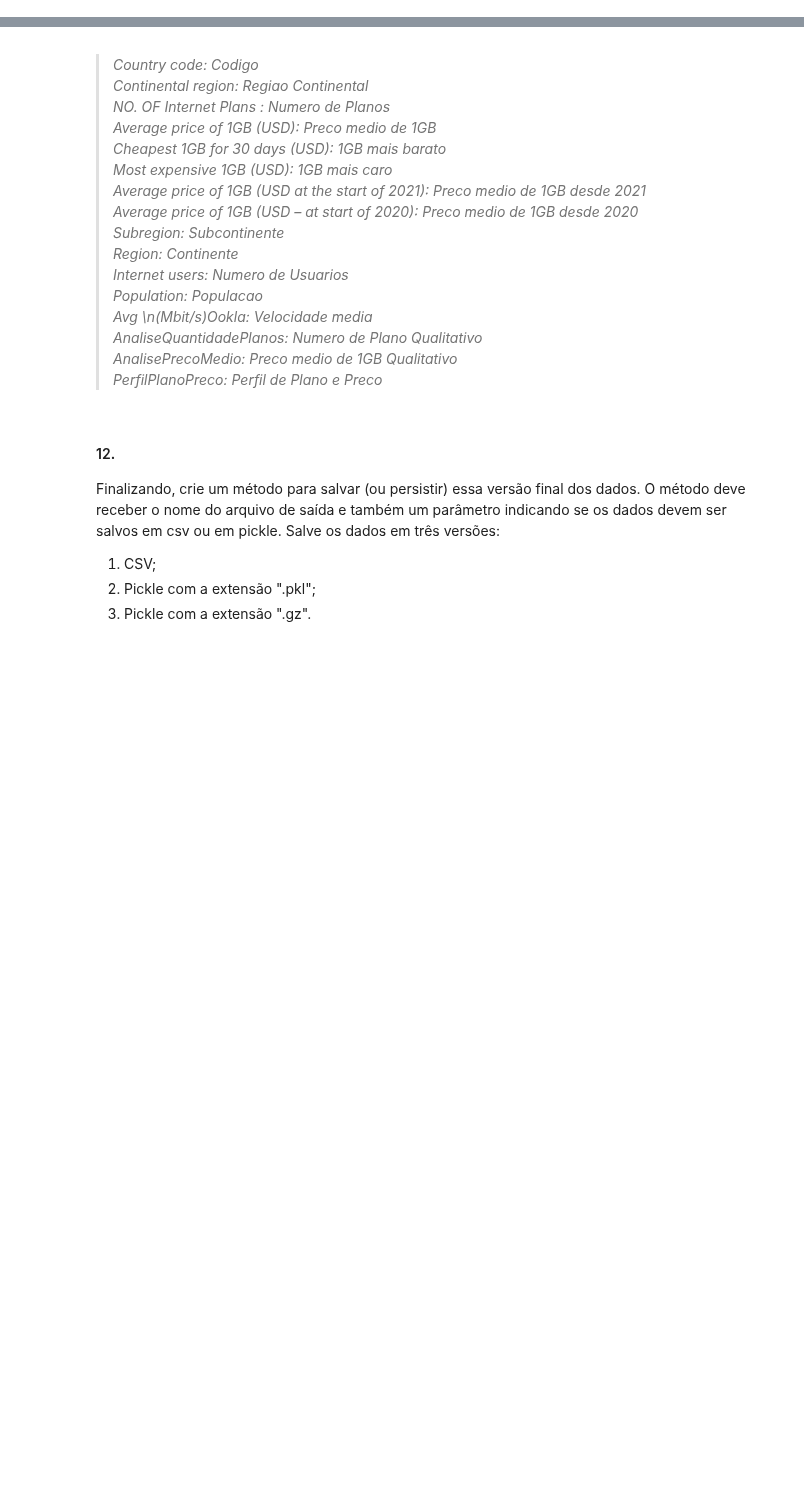
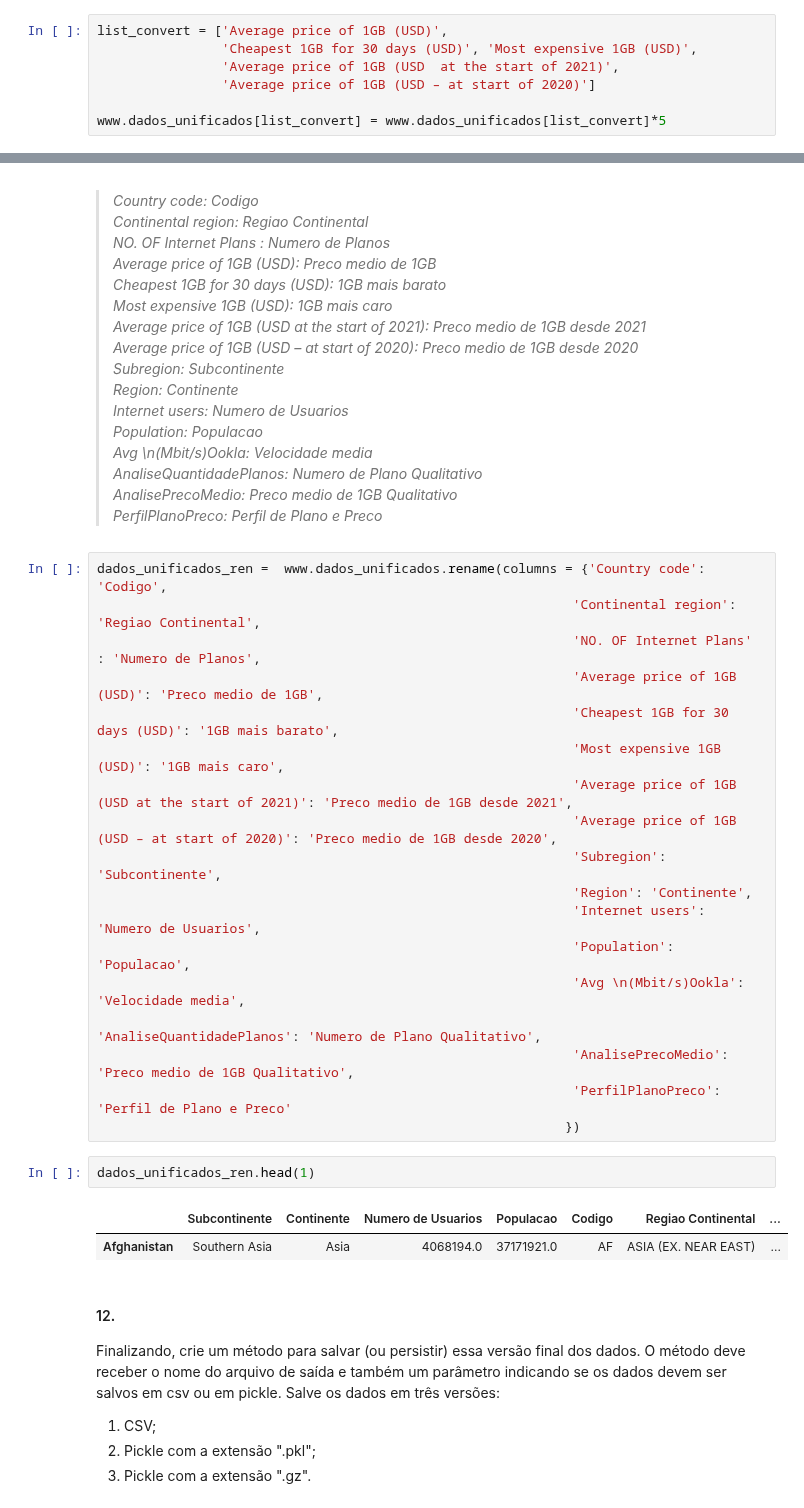
Before and after one commit to lelascarnevali/Bootcamp-EngDados-IGTI, a Jupyter notebook: Python/Desafio 2/Desafio_2.ipynb, the cells around one changed output, grey strips where cells are left out. Drawn from its saved outputs; the diff is of its cells as text; blank space fills up the shorter version.

```diff
--- a/Python/Desafio 2/Desafio_2.ipynb
+++ b/Python/Desafio 2/Desafio_2.ipynb
@@ -513,3 +513,10 @@ dtype: int64
 #### 10.
 
 Os valores monetários até o momento estão em dólares americanos. Considerando a conversão de 1 dólar para 5 reais, crie um método que altere os valores das colunas que possuem valores financeiros para que elas fiquem com valores em reais. Lembre-se de chamá-lo no método de tratamento de dados.
+# %%
+list_convert = ['Average price of 1GB (USD)',
+                'Cheapest 1GB for 30 days (USD)', 'Most expensive 1GB (USD)',
+                'Average price of 1GB (USD  at the start of 2021)',
+                'Average price of 1GB (USD – at start of 2020)']
+
+www.dados_unificados[list_convert] = www.dados_unificados[list_convert]*5
@@ -534,6 +550,29 @@ Avg \n(Mbit/s)Ookla: Velocidade media
 AnaliseQuantidadePlanos: Numero de Plano Qualitativo
 AnalisePrecoMedio: Preco medio de 1GB Qualitativo
 PerfilPlanoPreco: Perfil de Plano e Preco_
+# %%
+dados_unificados_ren =  www.dados_unificados.rename(columns = {'Country code': 'Codigo',
+                                                             'Continental region': 'Regiao Continental',
+                                                             'NO. OF Internet Plans' : 'Numero de Planos',
+                                                             'Average price of 1GB (USD)': 'Preco medio de 1GB',
+                                                             'Cheapest 1GB for 30 days (USD)': '1GB mais barato',
+                                                             'Most expensive 1GB (USD)': '1GB mais caro',
+                                                             'Average price of 1GB (USD at the start of 2021)': 'Preco medio de 1GB desde 2021',
+                                                             'Average price of 1GB (USD – at start of 2020)': 'Preco medio de 1GB desde 2020',
+                                                             'Subregion': 'Subcontinente',
+                                                             'Region': 'Continente',
+                                                             'Internet users': 'Numero de Usuarios',
+                                                             'Population': 'Populacao',
+                                                             'Avg \n(Mbit/s)Ookla': 'Velocidade media',
+                                                             'AnaliseQuantidadePlanos': 'Numero de Plano Qualitativo',
+                                                             'AnalisePrecoMedio': 'Preco medio de 1GB Qualitativo',
+                                                             'PerfilPlanoPreco': 'Perfil de Plano e Preco'
+                                                            })
+# %%
+dados_unificados_ren.head(1)
+# %% [output]
+|  | Subcontinente | Continente | Numero de Usuarios | Populacao | Codigo | Regiao Continental | ... |
+| Afghanistan | Southern Asia | Asia | 4068194.0 | 37171921.0 | AF | ASIA (EX. NEAR EAST) | ... |
 # %% [markdown]
 #### 12.
 
```
Also changed, not shown: parts of 1 cell of this notebook.
